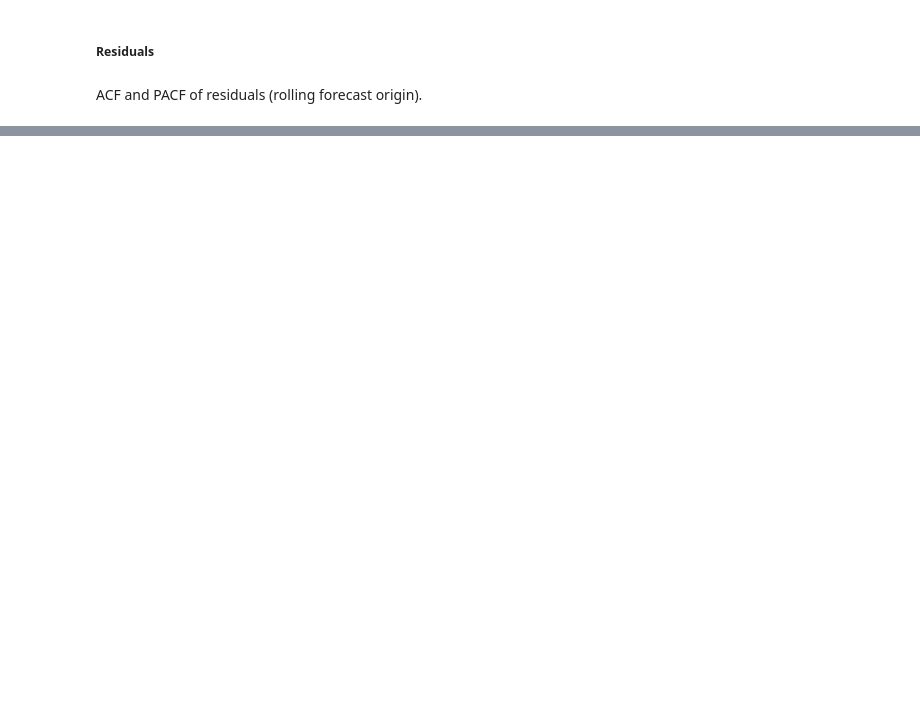
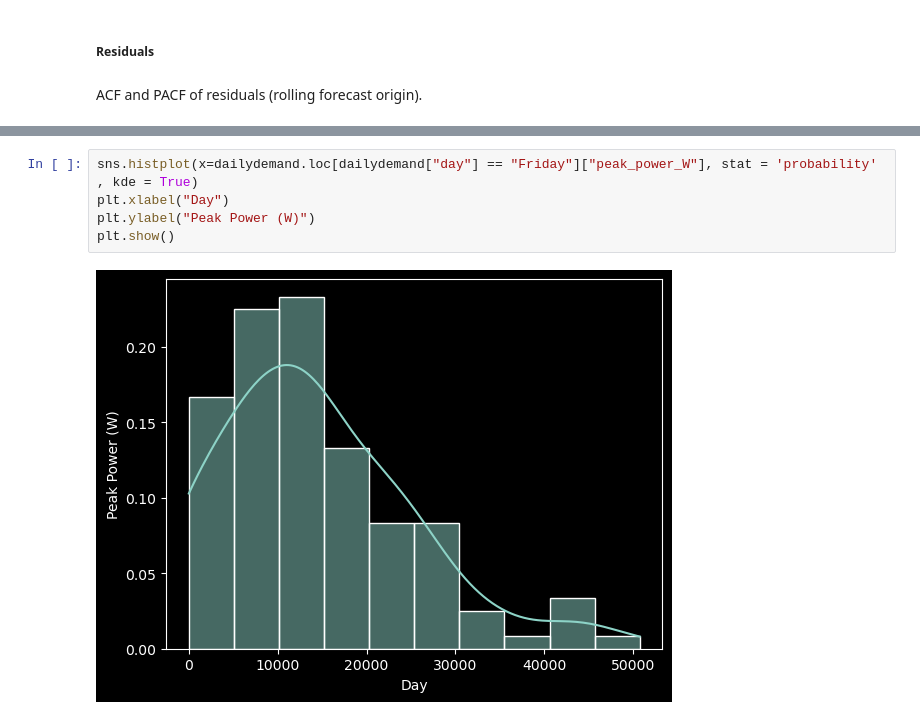
Before and after one commit to winston-edwin-chiong/power-prediction, a Jupyter notebook: ARIMA Demand Forecast.ipynb, the cells around one changed output, grey strips where cells are left out. Drawn from its saved outputs; the diff is of its cells as text; blank space fills up the shorter version.

```diff
--- a/ARIMA Demand Forecast.ipynb
+++ b/ARIMA Demand Forecast.ipynb
@@ -472,0 +472,7 @@ Residual STD: 7378.2529070086
+# %%
+sns.histplot(x=dailydemand.loc[dailydemand["day"] == "Friday"]["peak_power_W"], stat = 'probability' , kde = True)
+plt.xlabel("Day")
+plt.ylabel("Peak Power (W)")
+plt.show()
+# %% [output]
+[figure, added]
```
Also changed, not shown: parts of 24 cells of this notebook, 5 other files.
